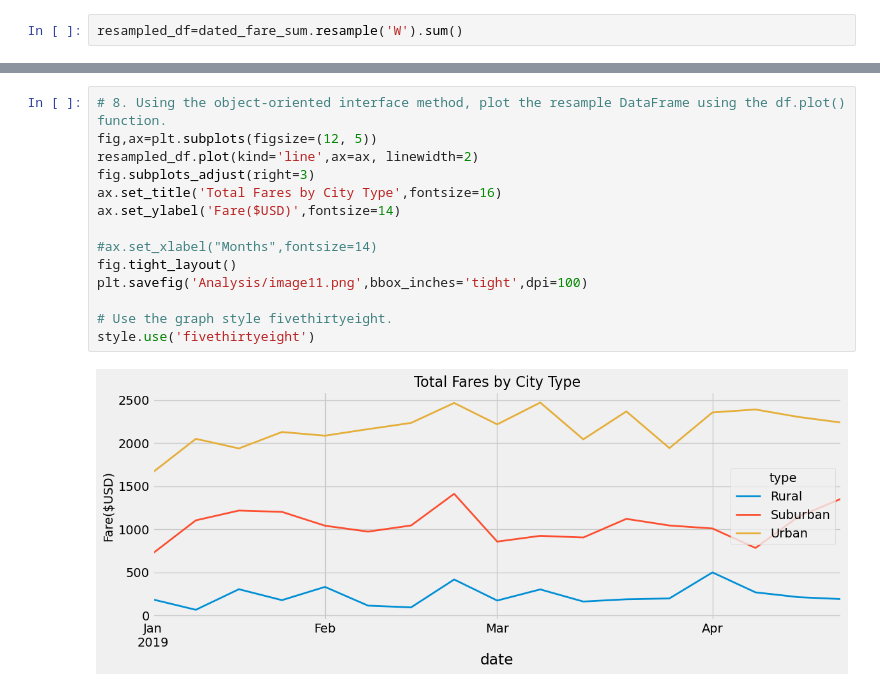
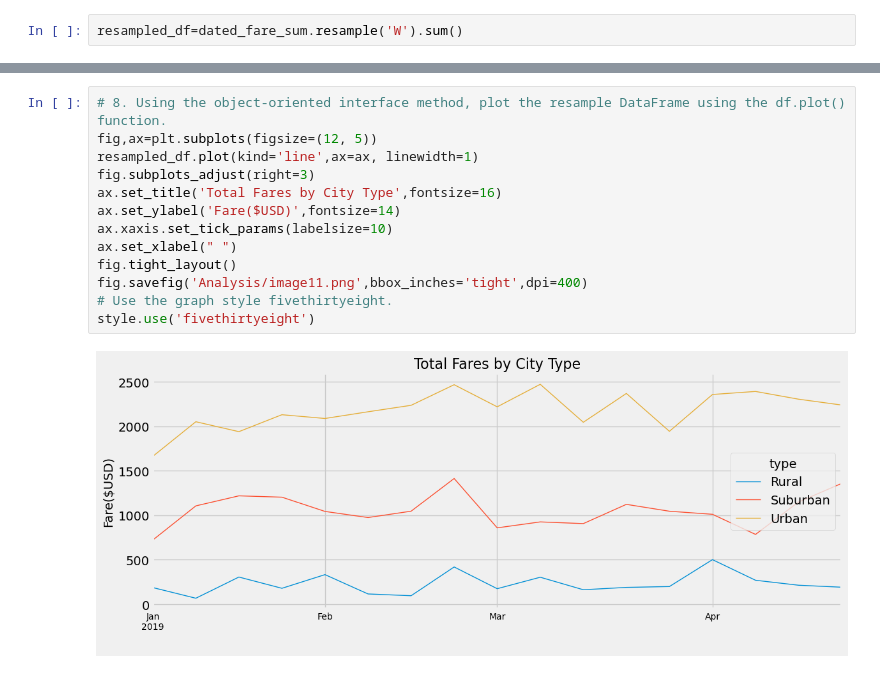
Before and after one commit to vikas0809/PyBer_Analysis, a Jupyter notebook: PyBer_Challenge_starter_code.ipynb, the cells around one changed output, grey strips where cells are left out. Drawn from its saved outputs; the diff is of its cells as text.

```diff
--- a/PyBer_Challenge_starter_code.ipynb
+++ b/PyBer_Challenge_starter_code.ipynb
@@ -250,16 +260,15 @@ resampled_df.tail(10)
 # %%
 # 8. Using the object-oriented interface method, plot the resample DataFrame using the df.plot() function.
 fig,ax=plt.subplots(figsize=(12, 5))
-resampled_df.plot(kind='line',ax=ax, linewidth=2)
+resampled_df.plot(kind='line',ax=ax, linewidth=1)
 fig.subplots_adjust(right=3)
 ax.set_title('Total Fares by City Type',fontsize=16)
 ax.set_ylabel('Fare($USD)',fontsize=14)
-
-#ax.set_xlabel("Months",fontsize=14)
+ax.xaxis.set_tick_params(labelsize=10)
+ax.set_xlabel(" ")
 fig.tight_layout()
-plt.savefig('Analysis/image11.png',bbox_inches='tight',dpi=100)
-
+fig.savefig('Analysis/image11.png',bbox_inches='tight',dpi=400)
 # Use the graph style fivethirtyeight.
 style.use('fivethirtyeight')
 # %% [output]
-[figure, old version]
+[figure, new version]
```
Also changed, not shown: parts of 10 cells of this notebook, 2 other files.
